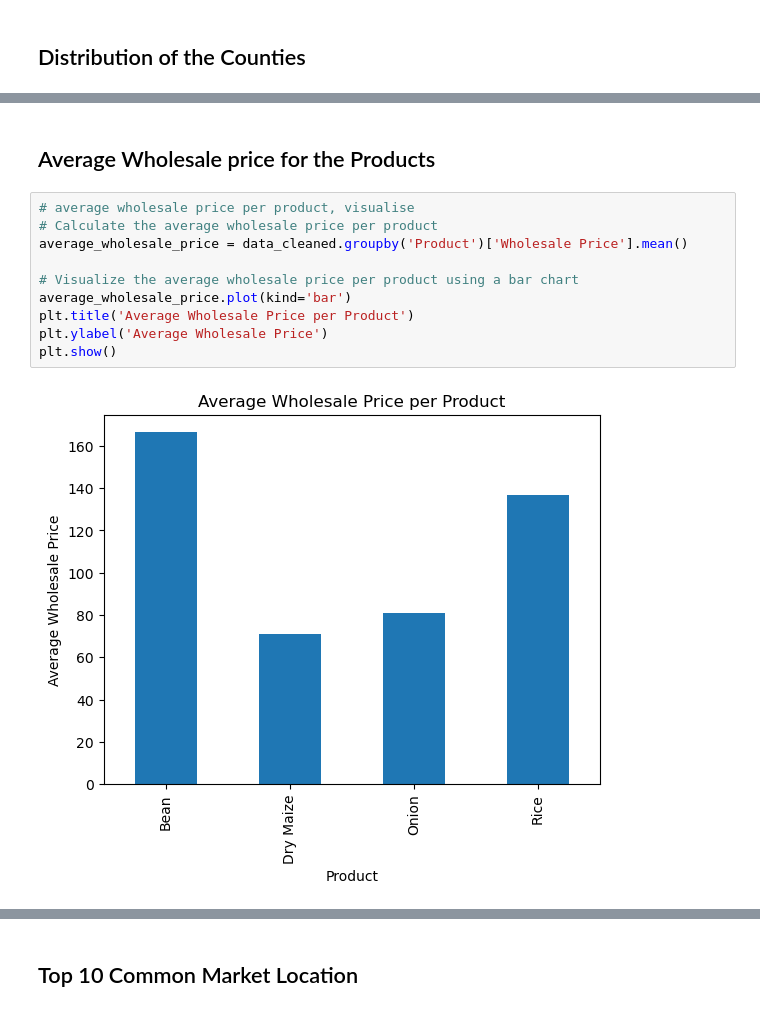
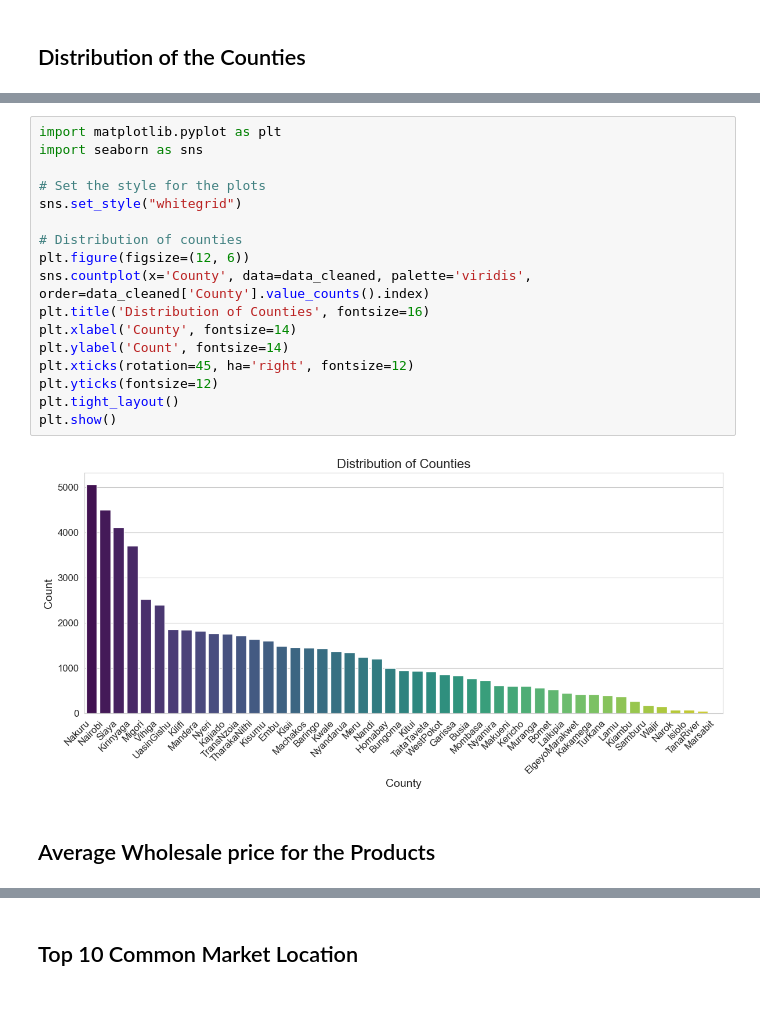
Before and after one commit to Dev-Org-com/CROP_PRICE_PREDICTION, a Jupyter notebook: Ministry_of_Agriculture_Data.ipynb, the cells around one changed output, grey strips where cells are left out. Cells and saved outputs as stored; diff of their text form.

```diff
--- a/Ministry_of_Agriculture_Data.ipynb
+++ b/Ministry_of_Agriculture_Data.ipynb
@@ -656,14 +677,21 @@ plt.show()
+# %%
+import matplotlib.pyplot as plt
+import seaborn as sns
+
+# Set the style for the plots
+sns.set_style("whitegrid")
+
+# Distribution of counties
+plt.figure(figsize=(12, 6))
+sns.countplot(x='County', data=data_cleaned, palette='viridis', order=data_cleaned['County'].value_counts().index)
+plt.title('Distribution of Counties', fontsize=16)
+plt.xlabel('County', fontsize=14)
+plt.ylabel('Count', fontsize=14)
+plt.xticks(rotation=45, ha='right', fontsize=12)
+plt.yticks(fontsize=12)
+plt.tight_layout()
+plt.show()
+# %% [output]
+[figure, added]
 # %% [markdown]
 ## Average Wholesale price for the Products
-# %%
-# average wholesale price per product, visualise
-# Calculate the average wholesale price per product
-average_wholesale_price = data_cleaned.groupby('Product')['Wholesale Price'].mean()
-
-# Visualize the average wholesale price per product using a bar chart
-average_wholesale_price.plot(kind='bar')
-plt.title('Average Wholesale Price per Product')
-plt.ylabel('Average Wholesale Price')
-plt.show()
-# %% [output]
-[figure, removed]
```
Also changed, not shown: parts of 19 cells of this notebook.
